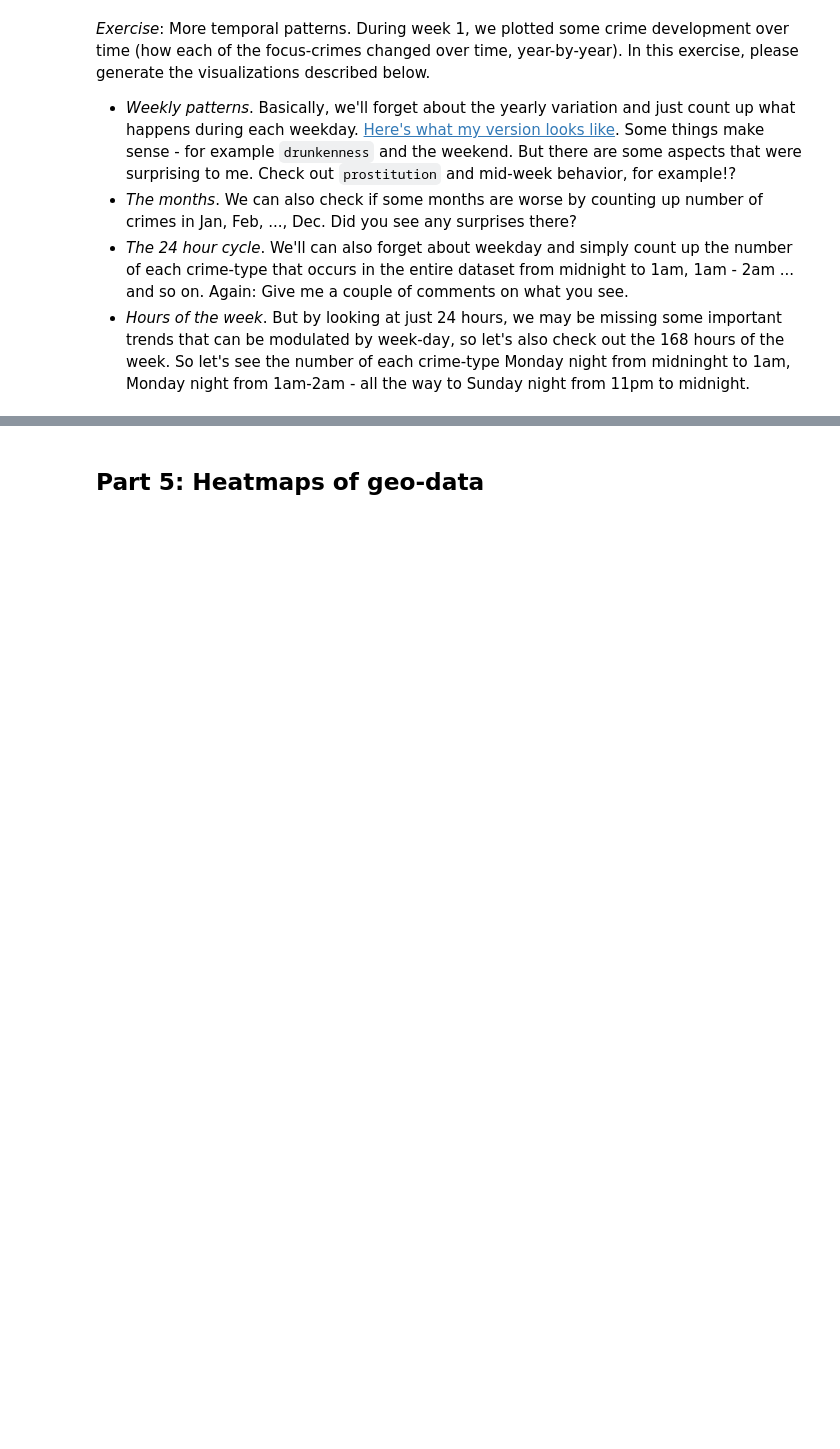
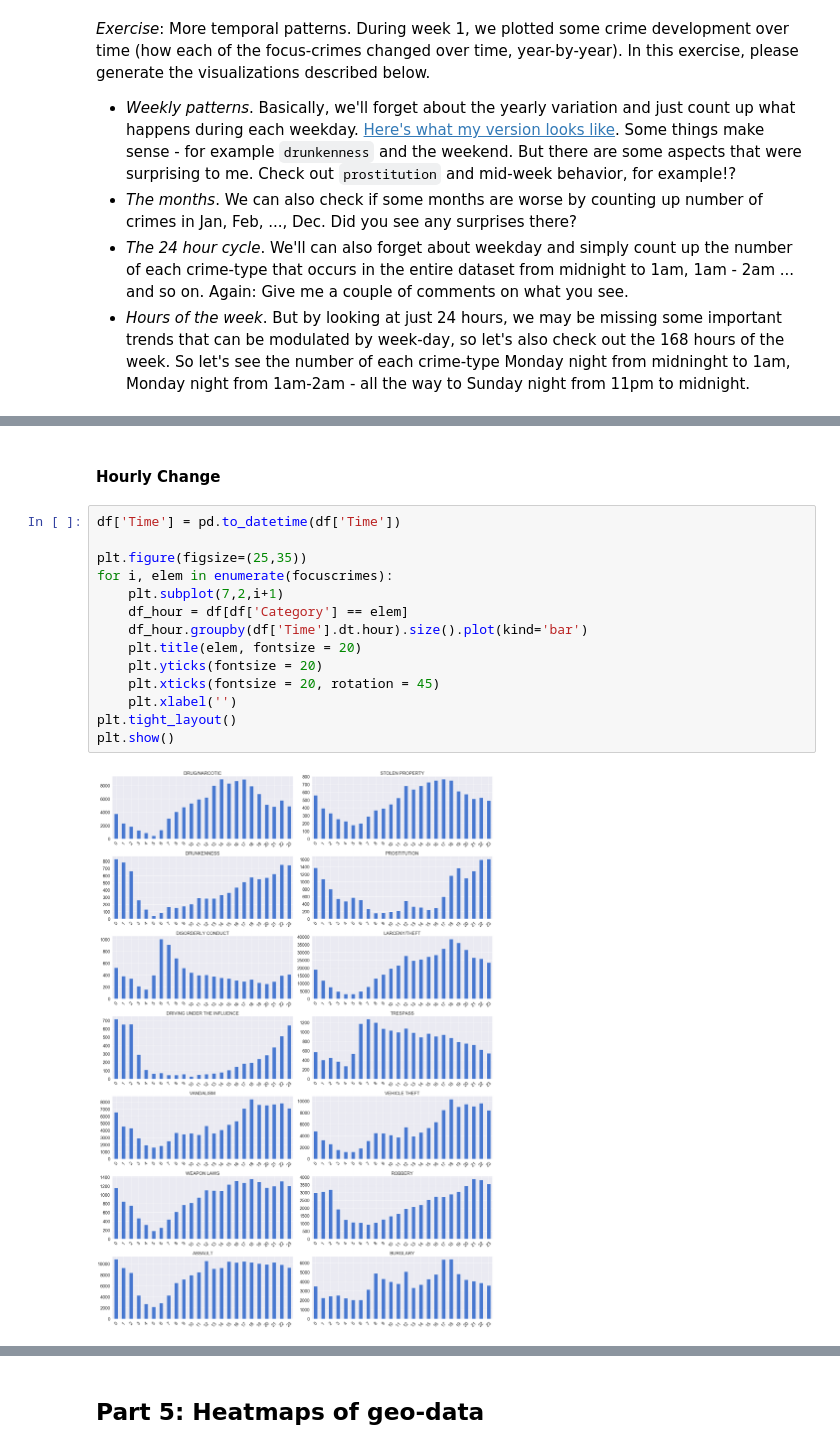
Before and after one commit to Strandgaard96/vehicle_collision_webpage, a Jupyter notebook: Assignment1.ipynb, the cells around one changed output, grey strips where cells are left out. Drawn from its saved outputs; the diff is of its cells as text; blank space fills up the shorter version.

```diff
--- a/Assignment1.ipynb
+++ b/Assignment1.ipynb
@@ -49,0 +89,18 @@ First we load the data and make sure we have the appropriate data types for each
+# %% [markdown]
+#### Hourly Change
+# %%
+df['Time'] = pd.to_datetime(df['Time'])
+
+plt.figure(figsize=(25,35))
+for i, elem in enumerate(focuscrimes):
+    plt.subplot(7,2,i+1)
+    df_hour = df[df['Category'] == elem]
+    df_hour.groupby(df['Time'].dt.hour).size().plot(kind='bar')
+    plt.title(elem, fontsize = 20)
+    plt.yticks(fontsize = 20)
+    plt.xticks(fontsize = 20, rotation = 45)
+    plt.xlabel('')
+plt.tight_layout()
+plt.show()
+# %% [output]
+[figure, added]
```
Also changed, not shown: parts of 67 cells of this notebook.
